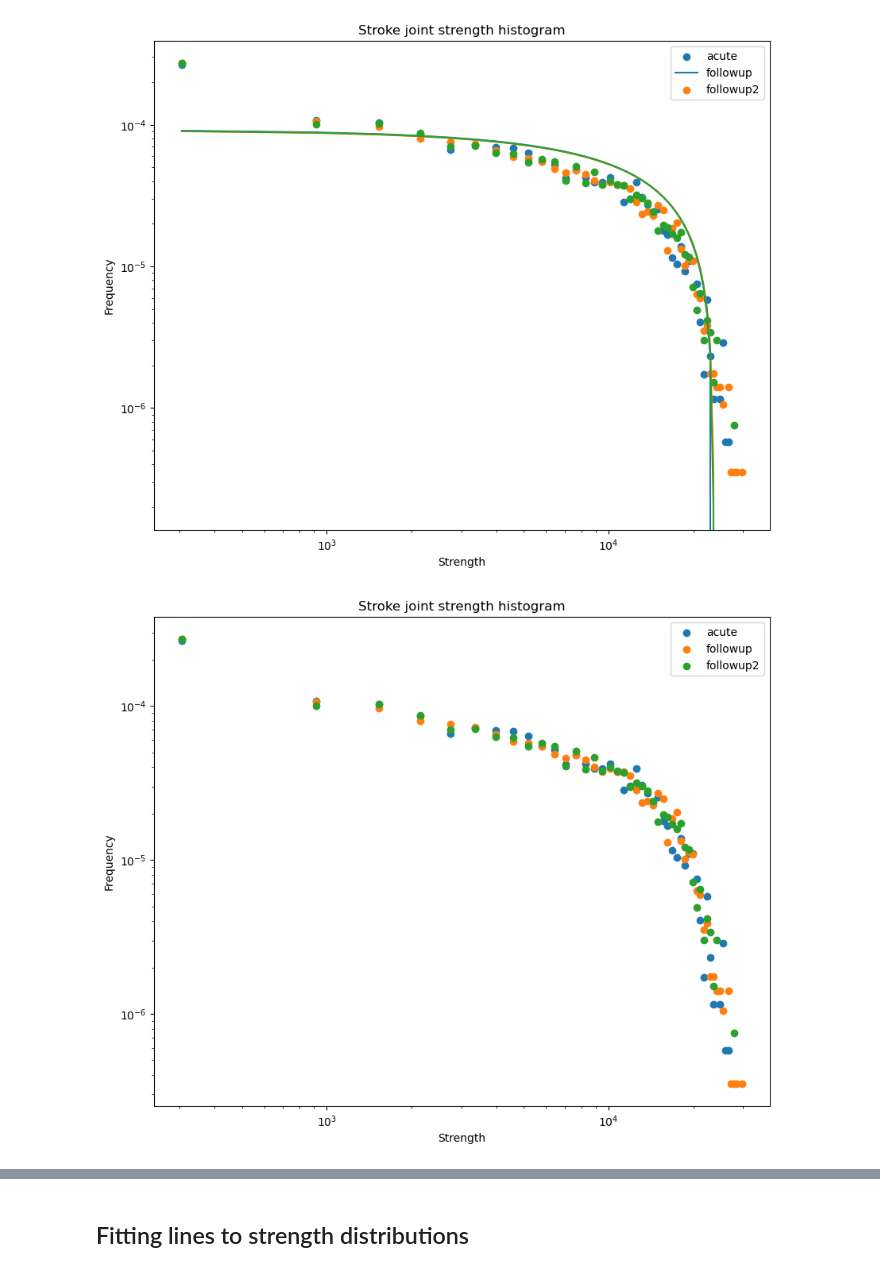
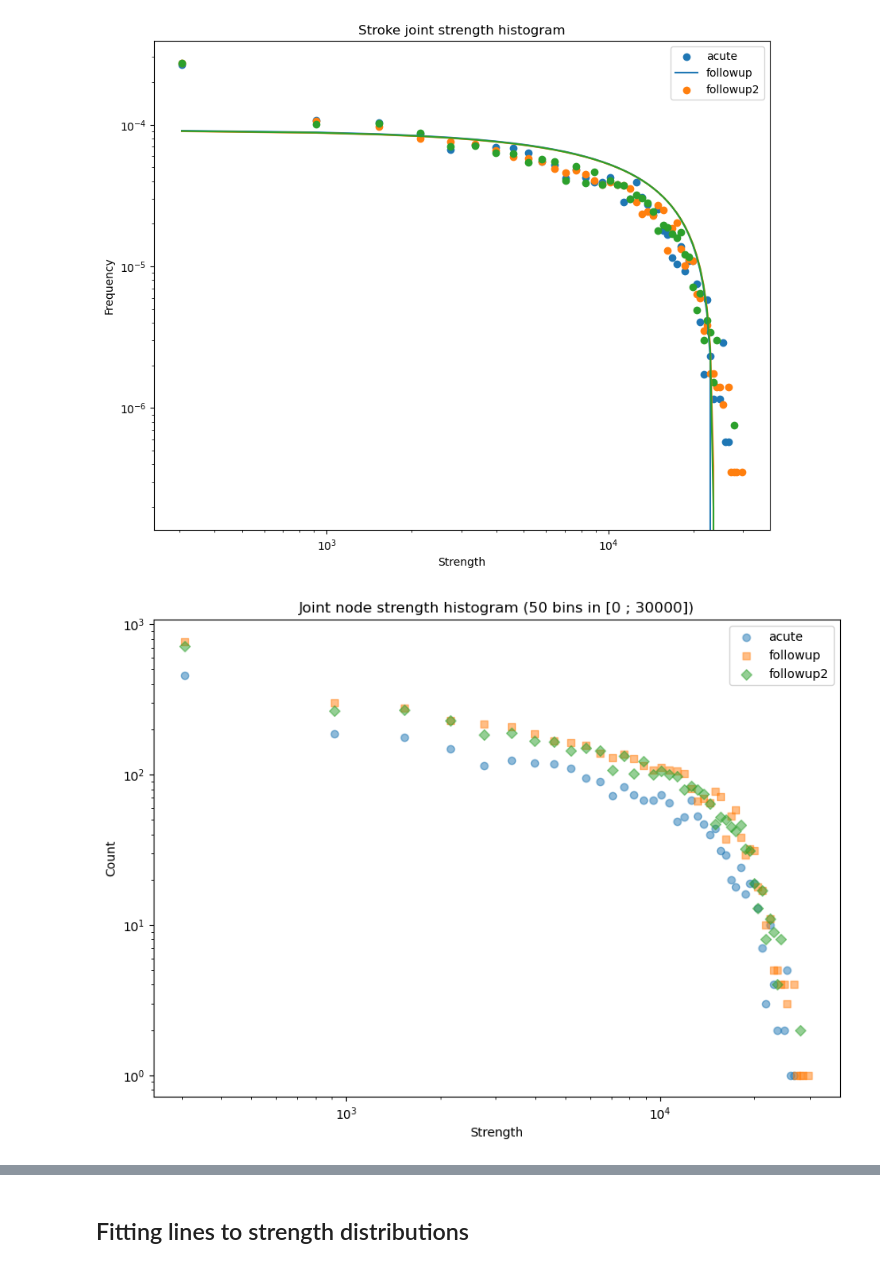
Before and after one commit to kamilksiazek/Brainhack_connectomics, a Jupyter notebook: network_stats/BH_netstats.ipynb, the cells around one changed output, grey strips where cells are left out. Saved outputs shown, nothing was run; the diff lists cells and outputs as text; code cells hidden in the pictures.

Commit message:
Plotting for network stats

```diff
--- a/network_stats/BH_netstats.ipynb
+++ b/network_stats/BH_netstats.ipynb
@@ -365,25 +365,28 @@ plt.show()
 # %% [output]
 [figure]
 # %%
-plt.figure(figsize=(10,8))
-plt.title("Stroke joint strength histogram")
+plt.figure(figsize=(10,7))
+plt.title("Joint node strength histogram "
+         f"({len(bins_linear)} bins "
+         f"in [{bins_linear.min():.0f} ; {bins_linear.max():.0f}])")
 plt.xlabel("Strength")
-plt.ylabel("Frequency")
+plt.ylabel("Count")
+# plt.ylabel("Frequency") # uncomment if using density=True
 
 bins_linear = np.linspace(0, 30000, 50)
 
-for s in [strengths_stroke_acute_joint, strengths_stroke_followup_joint,
-         strengths_stroke_followup2_joint]:
+for s, symb in zip([strengths_stroke_acute_joint, strengths_stroke_followup_joint,
+         strengths_stroke_followup2_joint], ["o", "s", "D"]):
     #plt.hist(s, density=True, bins=bins, alpha=0.5)
-    histCounts = np.histogram(s, bins=bins_linear, density=True)[0]
+    histCounts = np.histogram(s, bins=bins_linear, density=False)[0]
     binCenters = bins_linear[:-1] + np.diff(bins_linear) / 2
 
-    plt.scatter(binCenters, histCounts)
+    plt.scatter(binCenters, histCounts, marker=symb, alpha=0.5)
 
 plt.legend(["acute", "followup", "followup2"])
 plt.xscale("log")
 plt.yscale("log")
 plt.show()
 # %% [output]
-[figure, old version]
+[figure, new version]
 # %%
```
Also changed, not shown: parts of 2 cells of this notebook, 3 other files.
